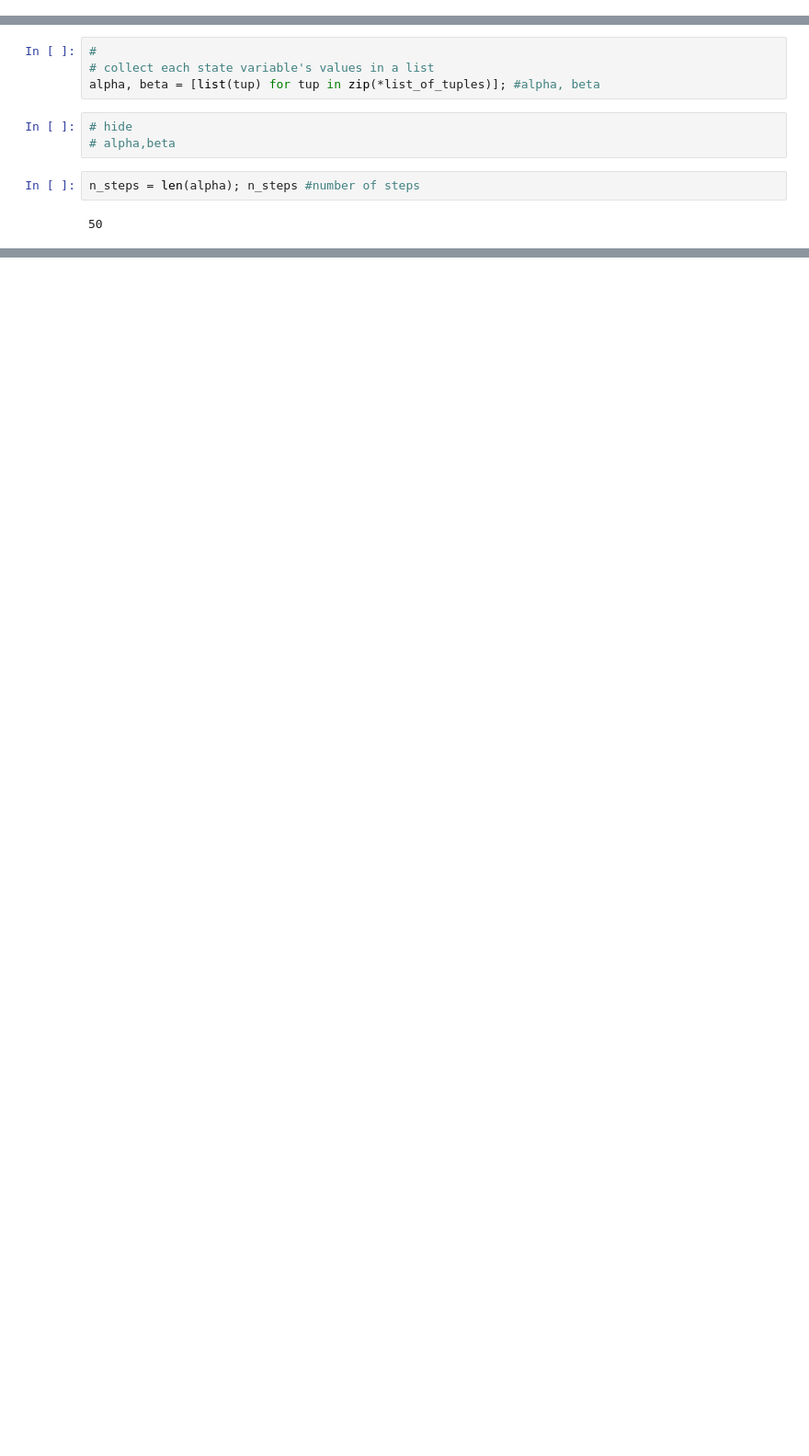
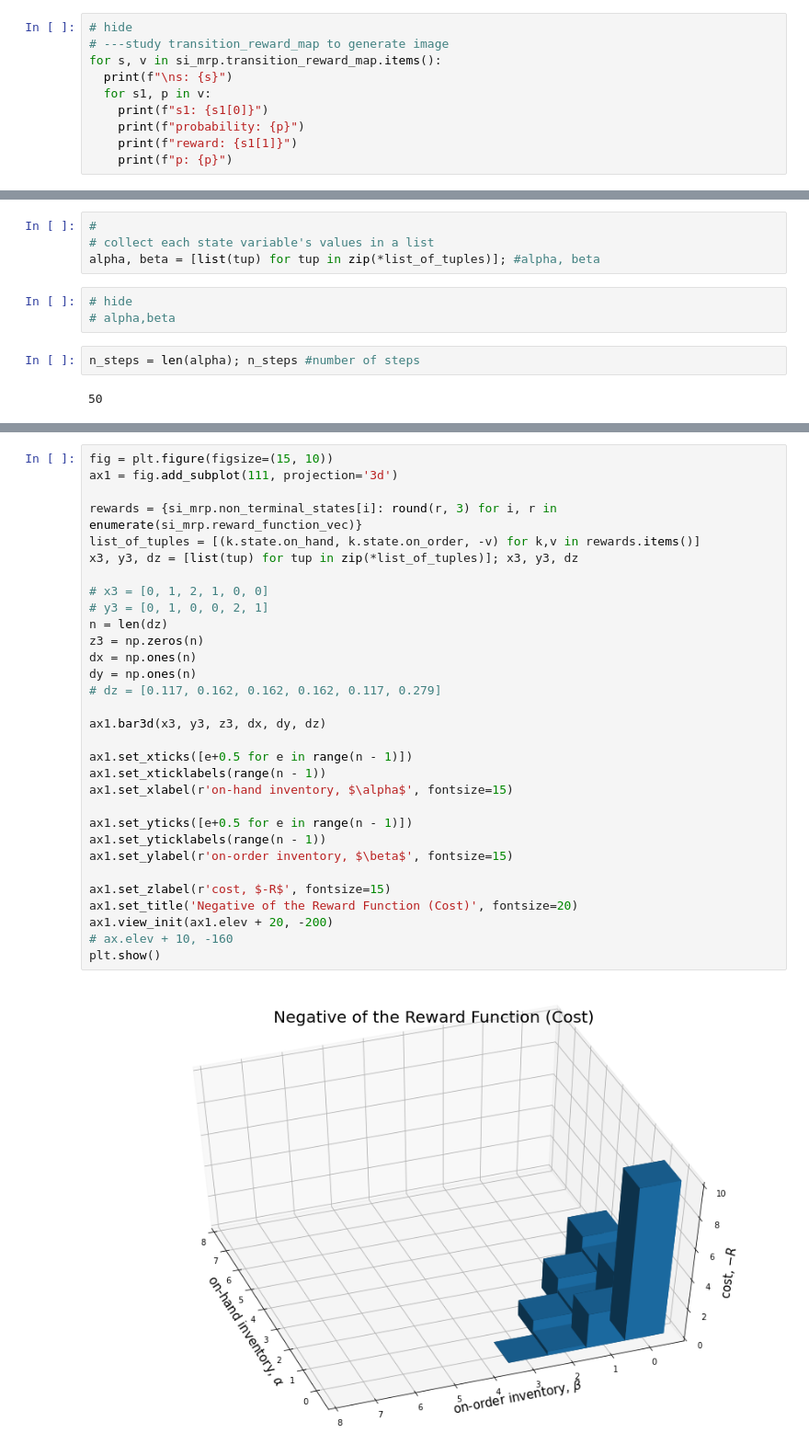
Before and after one commit to LearnableLoopAI/portfolio2, a Jupyter notebook: _notebooks/2022-06-26-InventoryManagement2_PORT.ipynb, the cells around one changed output, grey strips where cells are left out. Shown at 92% size. Drawn from its saved outputs; the diff is of its cells as text; blank space fills up the shorter version.

```diff
--- a/_notebooks/2022-06-26-InventoryManagement2_PORT.ipynb
+++ b/_notebooks/2022-06-26-InventoryManagement2_PORT.ipynb
@@ -807,0 +808,10 @@ From State InventoryState(on_hand=2, on_order=0):
+# %%
+# hide
+# ---study transition_reward_map to generate image
+for s, v in si_mrp.transition_reward_map.items():
+  print(f"\ns: {s}")
+  for s1, p in v:
+    print(f"s1: {s1[0]}")
+    print(f"probability: {p}")
+    print(f"reward: {s1[1]}")
+    print(f"p: {p}")
@@ -995,0 +1088,33 @@ axis[1].set_title(r"state variable $\beta$");
+# %%
+fig = plt.figure(figsize=(15, 10))
+ax1 = fig.add_subplot(111, projection='3d')
+
+rewards = {si_mrp.non_terminal_states[i]: round(r, 3) for i, r in enumerate(si_mrp.reward_function_vec)}
+list_of_tuples = [(k.state.on_hand, k.state.on_order, -v) for k,v in rewards.items()]
+x3, y3, dz = [list(tup) for tup in zip(*list_of_tuples)]; x3, y3, dz
+
+# x3 = [0, 1, 2, 1, 0, 0]
+# y3 = [0, 1, 0, 0, 2, 1]
+n = len(dz)
+z3 = np.zeros(n)
+dx = np.ones(n)
+dy = np.ones(n)
+# dz = [0.117, 0.162, 0.162, 0.162, 0.117, 0.279]
+
+ax1.bar3d(x3, y3, z3, dx, dy, dz)
+
+ax1.set_xticks([e+0.5 for e in range(n - 1)])
+ax1.set_xticklabels(range(n - 1))
+ax1.set_xlabel(r'on-hand inventory, $\alpha$', fontsize=15)
+
+ax1.set_yticks([e+0.5 for e in range(n - 1)])
+ax1.set_yticklabels(range(n - 1))
+ax1.set_ylabel(r'on-order inventory, $\beta$', fontsize=15)
+
+ax1.set_zlabel(r'cost, $-R$', fontsize=15)
+ax1.set_title('Negative of the Reward Function (Cost)', fontsize=20)
+ax1.view_init(ax1.elev + 20, -200)
+# ax.elev + 10, -160
+plt.show()
+# %% [output]
+[figure, added]
```
Also changed, not shown: parts of 42 cells of this notebook.
